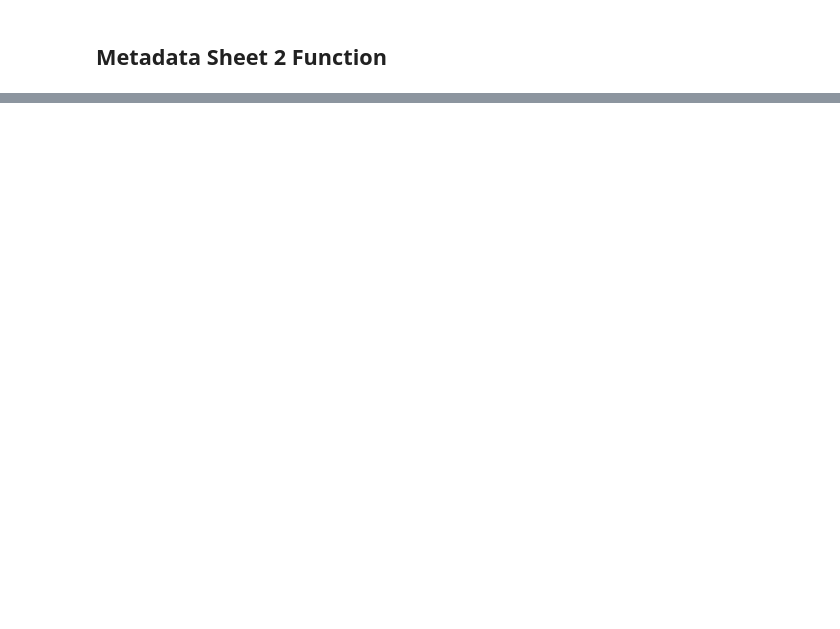
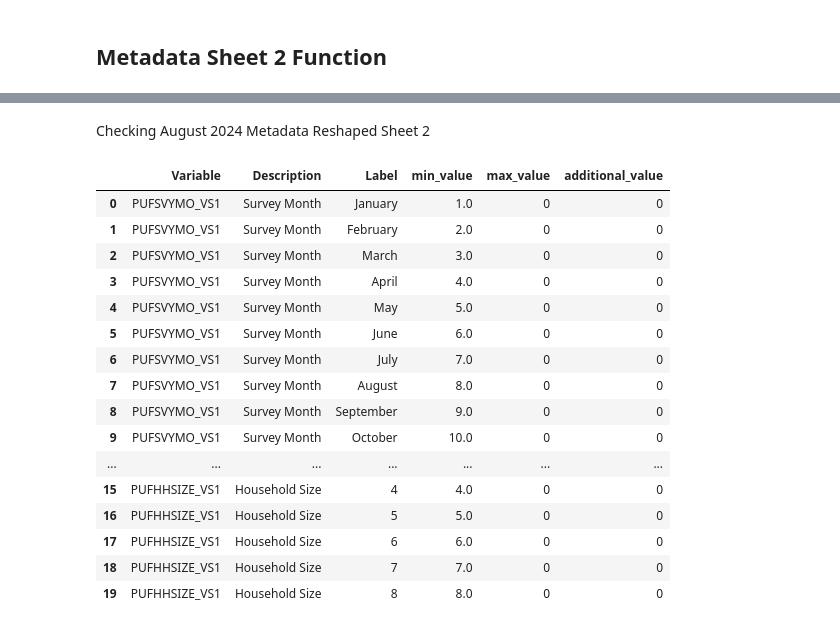
Before and after one commit to clemweb3/Undegraduate-Thesis-Repository, a Jupyter notebook: Notebooks/Preprocessing.ipynb, the cells around one changed output, grey strips where cells are left out. Saved outputs shown, nothing was run; the diff lists cells and outputs as text; code cells hidden in the pictures; blank space fills up the shorter version.

```diff
--- a/Notebooks/Preprocessing.ipynb
+++ b/Notebooks/Preprocessing.ipynb
@@ -467,0 +519,23 @@ verification_report_2 = verify_sheet2(variables_4)
+# %% [markdown]
+Checking August 2024 Metadata Reshaped Sheet 2
+# %%
+clean_aug_2024 = load_dataset("2024", "August", "metadata", 1)
+clean_aug_2024.head(20)
+# %% [output]
+|  | Variable | Description | Label | min_value | max_value | additional_value |
+| 0 | PUFSVYMO_VS1 | Survey Month | January | 1.0 | 0 | 0 |
+| 1 | PUFSVYMO_VS1 | Survey Month | February | 2.0 | 0 | 0 |
+| 2 | PUFSVYMO_VS1 | Survey Month | March | 3.0 | 0 | 0 |
+| 3 | PUFSVYMO_VS1 | Survey Month | April | 4.0 | 0 | 0 |
+| 4 | PUFSVYMO_VS1 | Survey Month | May | 5.0 | 0 | 0 |
+| 5 | PUFSVYMO_VS1 | Survey Month | June | 6.0 | 0 | 0 |
+| 6 | PUFSVYMO_VS1 | Survey Month | July | 7.0 | 0 | 0 |
+| 7 | PUFSVYMO_VS1 | Survey Month | August | 8.0 | 0 | 0 |
+| 8 | PUFSVYMO_VS1 | Survey Month | September | 9.0 | 0 | 0 |
+| 9 | PUFSVYMO_VS1 | Survey Month | October | 10.0 | 0 | 0 |
+| ... | ... | ... | ... | ... | ... | ... |
+| 15 | PUFHHSIZE_VS1 | Household Size | 4 | 4.0 | 0 | 0 |
+| 16 | PUFHHSIZE_VS1 | Household Size | 5 | 5.0 | 0 | 0 |
+| 17 | PUFHHSIZE_VS1 | Household Size | 6 | 6.0 | 0 | 0 |
+| 18 | PUFHHSIZE_VS1 | Household Size | 7 | 7.0 | 0 | 0 |
+| 19 | PUFHHSIZE_VS1 | Household Size | 8 | 8.0 | 0 | 0 |
```
Also changed, not shown: parts of 43 cells of this notebook.
